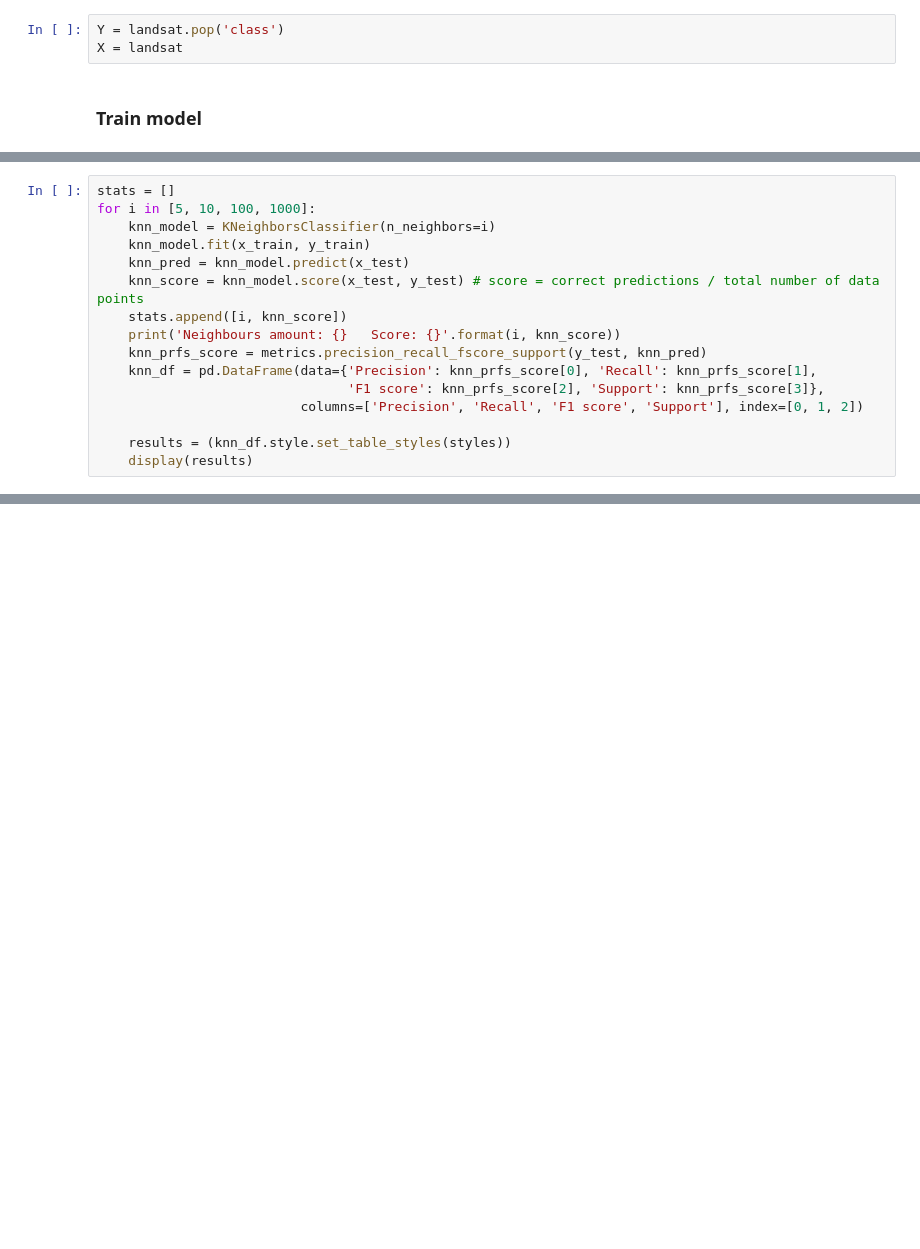
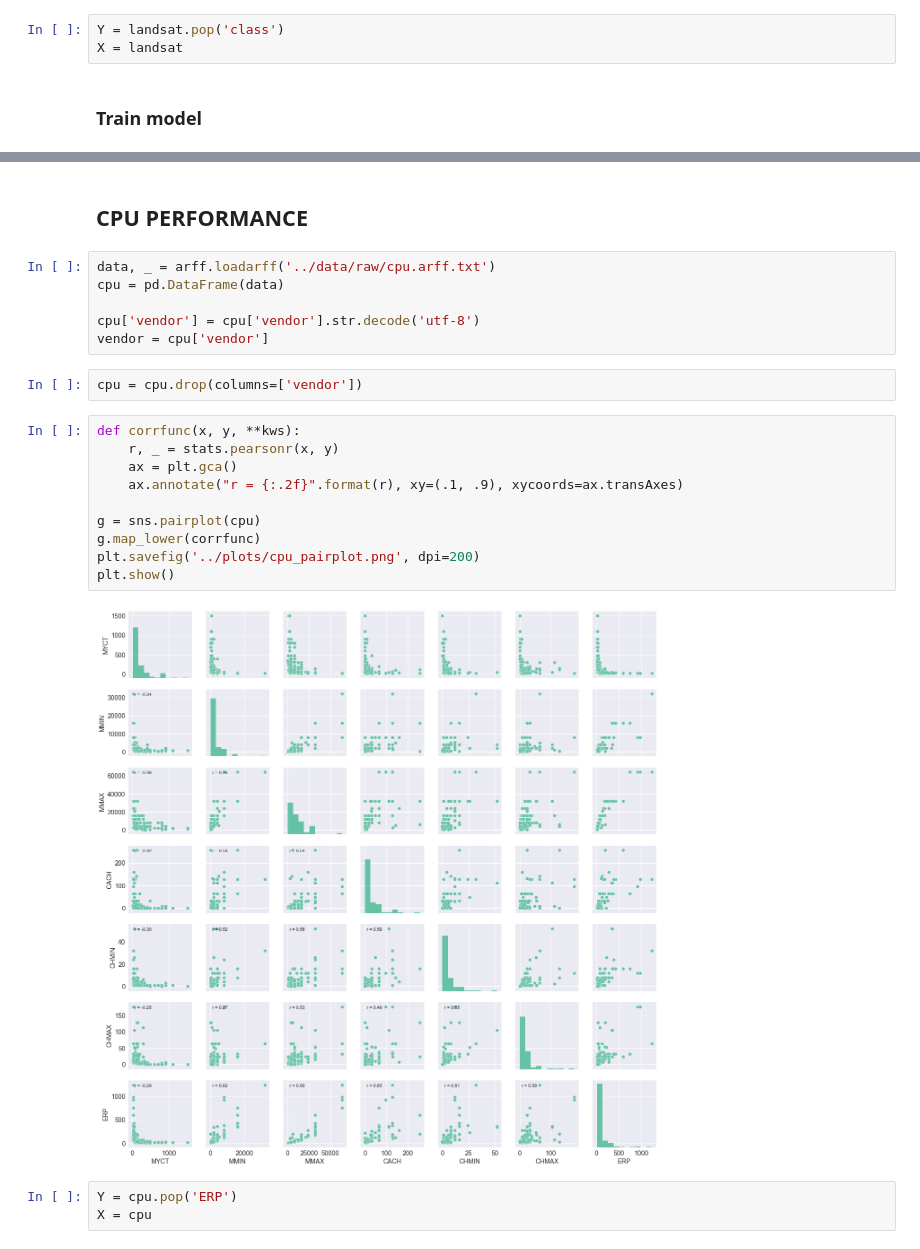
Before and after one commit to roaffix/ipt-kpi-am, a Jupyter notebook: Introductory Applied Machine Learning/Problems/notebooks/Problem 2.ipynb, the cells around one changed output, grey strips where cells are left out. Drawn from its saved outputs; the diff is of its cells as text; blank space fills up the shorter version.

```diff
--- a/Introductory Applied Machine Learning/Problems/notebooks/Problem 2.ipynb
+++ b/Introductory Applied Machine Learning/Problems/notebooks/Problem 2.ipynb
@@ -90,16 +98,0 @@ ValueError: You appear to be using a legacy multi-label data representation. Seq
-# %%
-stats = []
-for i in [5, 10, 100, 1000]:
-    knn_model = KNeighborsClassifier(n_neighbors=i)
-    knn_model.fit(x_train, y_train)
-    knn_pred = knn_model.predict(x_test)
-    knn_score = knn_model.score(x_test, y_test) # score = correct predictions / total number of data points
-    stats.append([i, knn_score])
-    print('Neighbours amount: {}   Score: {}'.format(i, knn_score))
-    knn_prfs_score = metrics.precision_recall_fscore_support(y_test, knn_pred)
-    knn_df = pd.DataFrame(data={'Precision': knn_prfs_score[0], 'Recall': knn_prfs_score[1],
-                                'F1 score': knn_prfs_score[2], 'Support': knn_prfs_score[3]},
-                          columns=['Precision', 'Recall', 'F1 score', 'Support'], index=[0, 1, 2])
-
-    results = (knn_df.style.set_table_styles(styles))
-    display(results)
@@ -105,0 +245,25 @@ for i in [5, 10, 100, 1000]:
+# %% [markdown]
+## CPU PERFORMANCE
+# %%
+data, _ = arff.loadarff('../data/raw/cpu.arff.txt')
+cpu = pd.DataFrame(data)
+
+cpu['vendor'] = cpu['vendor'].str.decode('utf-8')
+vendor = cpu['vendor']
+# %%
+cpu = cpu.drop(columns=['vendor'])
+# %%
+def corrfunc(x, y, **kws):
+    r, _ = stats.pearsonr(x, y)
+    ax = plt.gca()
+    ax.annotate("r = {:.2f}".format(r), xy=(.1, .9), xycoords=ax.transAxes)
+
+g = sns.pairplot(cpu)
+g.map_lower(corrfunc)
+plt.savefig('../plots/cpu_pairplot.png', dpi=200)
+plt.show()
+# %% [output]
+[figure, added]
+# %%
+Y = cpu.pop('ERP')
+X = cpu
```
Also changed, not shown: parts of 71 cells of this notebook.
